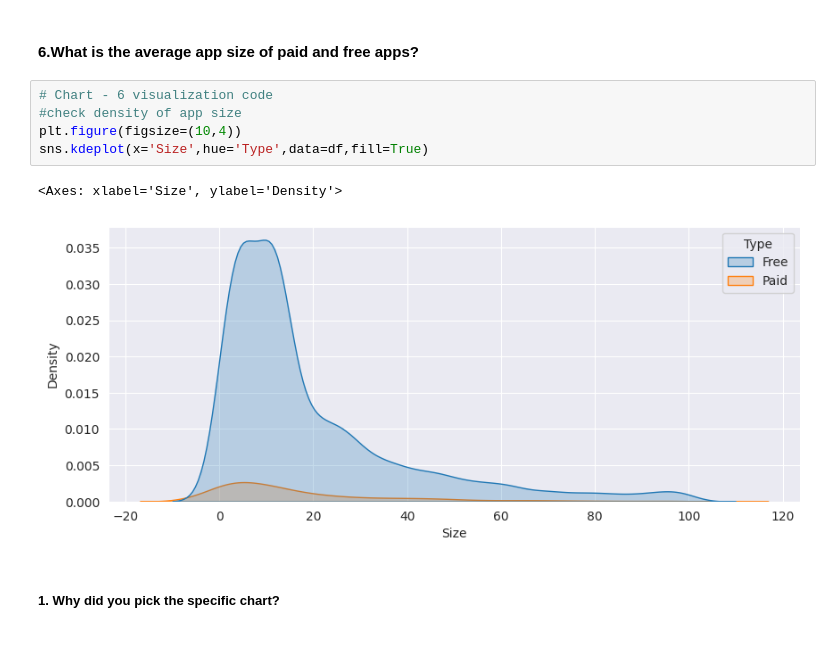
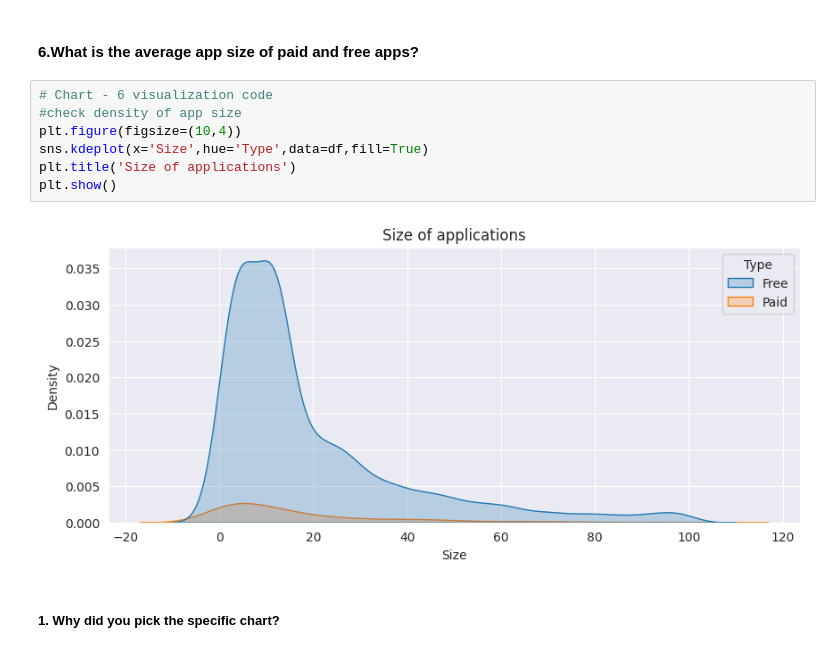
Before and after one commit to Vijaysiraw/Play_store_EDA_project, a Jupyter notebook: Play_Store_Project.ipynb, the cells around one changed output. Saved outputs shown, nothing was run; the diff lists cells and outputs as text.

```diff
--- a/Play_Store_Project.ipynb
+++ b/Play_Store_Project.ipynb
@@ -917,11 +913,12 @@ We can clearly see that most users download everyone and 'teen' apps. In the dow
 # %%
 # Chart - 6 visualization code
 #check density of app size
 plt.figure(figsize=(10,4))
 sns.kdeplot(x='Size',hue='Type',data=df,fill=True)
+plt.title('Size of applications')
+plt.show()
 # %% [output]
-<Axes: xlabel='Size', ylabel='Density'>
-[figure, old version]
+[figure, new version]
 # %% [markdown]
 ##### 1. Why did you pick the specific chart?
 # %% [markdown]
```
Also changed, not shown: parts of 19 cells of this notebook.
